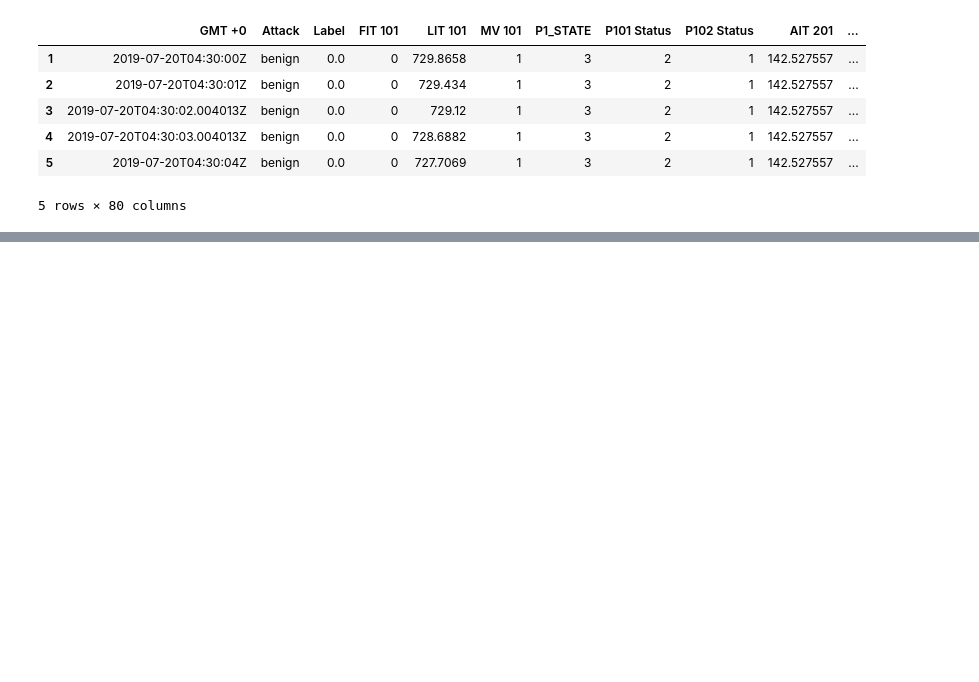
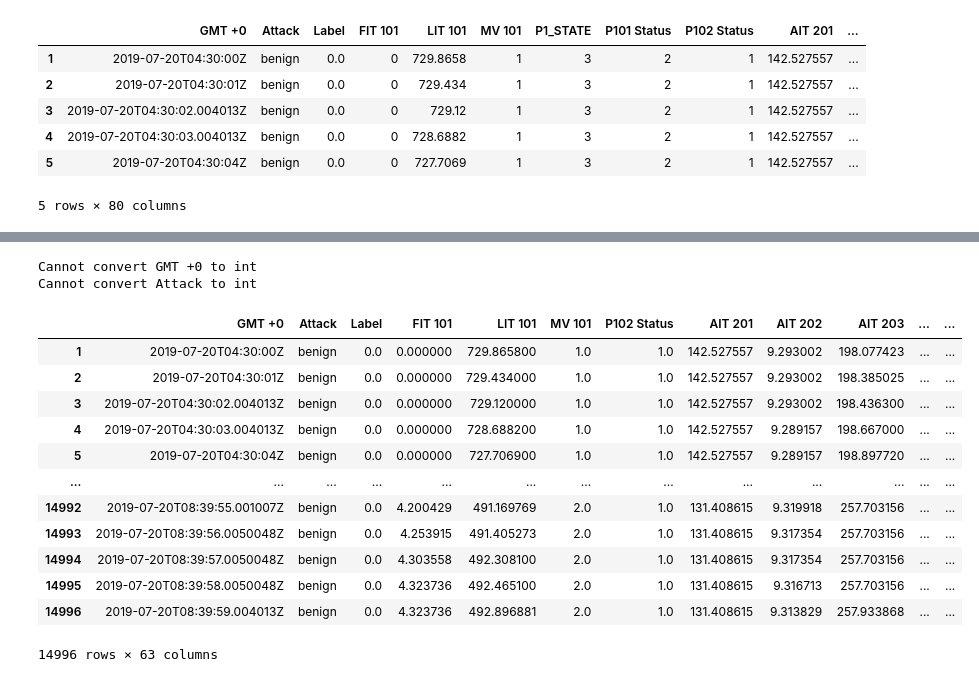
Before and after one commit to ElouanV/mlsecu, a Jupyter notebook: notebooks/data_analysis.ipynb, the cells around one changed output, grey strips where cells are left out. Saved outputs shown, nothing was run; the diff lists cells and outputs as text; code cells hidden in the pictures; blank space fills up the shorter version.

```diff
--- a/notebooks/data_analysis.ipynb
+++ b/notebooks/data_analysis.ipynb
@@ -26,0 +113,9 @@ df.head()
+# %%
+# Turn columns which values are only Active or Inactive into bool
+for col in df.columns:
+    if len(df[col].unique()) == 2 and df[col].dtype == 'object':
+        df[col] = df[col].apply(lambda x: True if x == 'Active' else False)
+# %%
+for col in df.columns:
+    if len(df[col].unique()) == 1 and df[col].dtype in ['bool', 'int64']:
+        df = df.drop(col, axis=1)
@@ -26,0 +126,7 @@ df.head()
+# %%
+for col in df.columns:
+    if len(df[col].unique()) < 10:
+        print(f'{col} unique values ({df[col].dtype}):'
+              f' {df[col].unique()}')
+    else:
+        print(f'{col}  range of value: {df[col].min()} - {df[col].max()}')
@@ -26,0 +151,28 @@ df.head()
+# %%
+# COnvert columns that can be converted to int
+for col in df.columns:
+    if df[col].dtype == 'object':
+        try:
+            df[col] = df[col].astype('float64')
+        except:
+            print(f'Cannot convert {col} to int')
+            pass
+# %% [output]
+Cannot convert GMT +0 to int
+Cannot convert Attack to int
+# %%
+df
+# %% [output]
+|  | GMT +0 | Attack | Label | FIT 101 | LIT 101 | MV 101 | P102 Status | AIT 201 | AIT 202 | AIT 203 | ... | ... |
+| 1 | 2019-07-20T04:30:00Z | benign | 0.0 | 0.000000 | 729.865800 | 1.0 | 1.0 | 142.527557 | 9.293002 | 198.077423 | ... | ... |
+| 2 | 2019-07-20T04:30:01Z | benign | 0.0 | 0.000000 | 729.434000 | 1.0 | 1.0 | 142.527557 | 9.293002 | 198.385025 | ... | ... |
+| 3 | 2019-07-20T04:30:02.004013Z | benign | 0.0 | 0.000000 | 729.120000 | 1.0 | 1.0 | 142.527557 | 9.293002 | 198.436300 | ... | ... |
+| 4 | 2019-07-20T04:30:03.004013Z | benign | 0.0 | 0.000000 | 728.688200 | 1.0 | 1.0 | 142.527557 | 9.289157 | 198.667000 | ... | ... |
+| 5 | 2019-07-20T04:30:04Z | benign | 0.0 | 0.000000 | 727.706900 | 1.0 | 1.0 | 142.527557 | 9.289157 | 198.897720 | ... | ... |
+| ... | ... | ... | ... | ... | ... | ... | ... | ... | ... | ... | ... | ... |
+| 14992 | 2019-07-20T08:39:55.001007Z | benign | 0.0 | 4.200429 | 491.169769 | 2.0 | 1.0 | 131.408615 | 9.319918 | 257.703156 | ... | ... |
+| 14993 | 2019-07-20T08:39:56.0050048Z | benign | 0.0 | 4.253915 | 491.405273 | 2.0 | 1.0 | 131.408615 | 9.317354 | 257.703156 | ... | ... |
+| 14994 | 2019-07-20T08:39:57.0050048Z | benign | 0.0 | 4.303558 | 492.308100 | 2.0 | 1.0 | 131.408615 | 9.317354 | 257.703156 | ... | ... |
+| 14995 | 2019-07-20T08:39:58.0050048Z | benign | 0.0 | 4.323736 | 492.465100 | 2.0 | 1.0 | 131.408615 | 9.316713 | 257.703156 | ... | ... |
+| 14996 | 2019-07-20T08:39:59.004013Z | benign | 0.0 | 4.323736 | 492.896881 | 2.0 | 1.0 | 131.408615 | 9.313829 | 257.933868 | ... | ... |
+14996 rows × 63 columns
```
Also changed, not shown: parts of 12 cells of this notebook, 3 other files.
